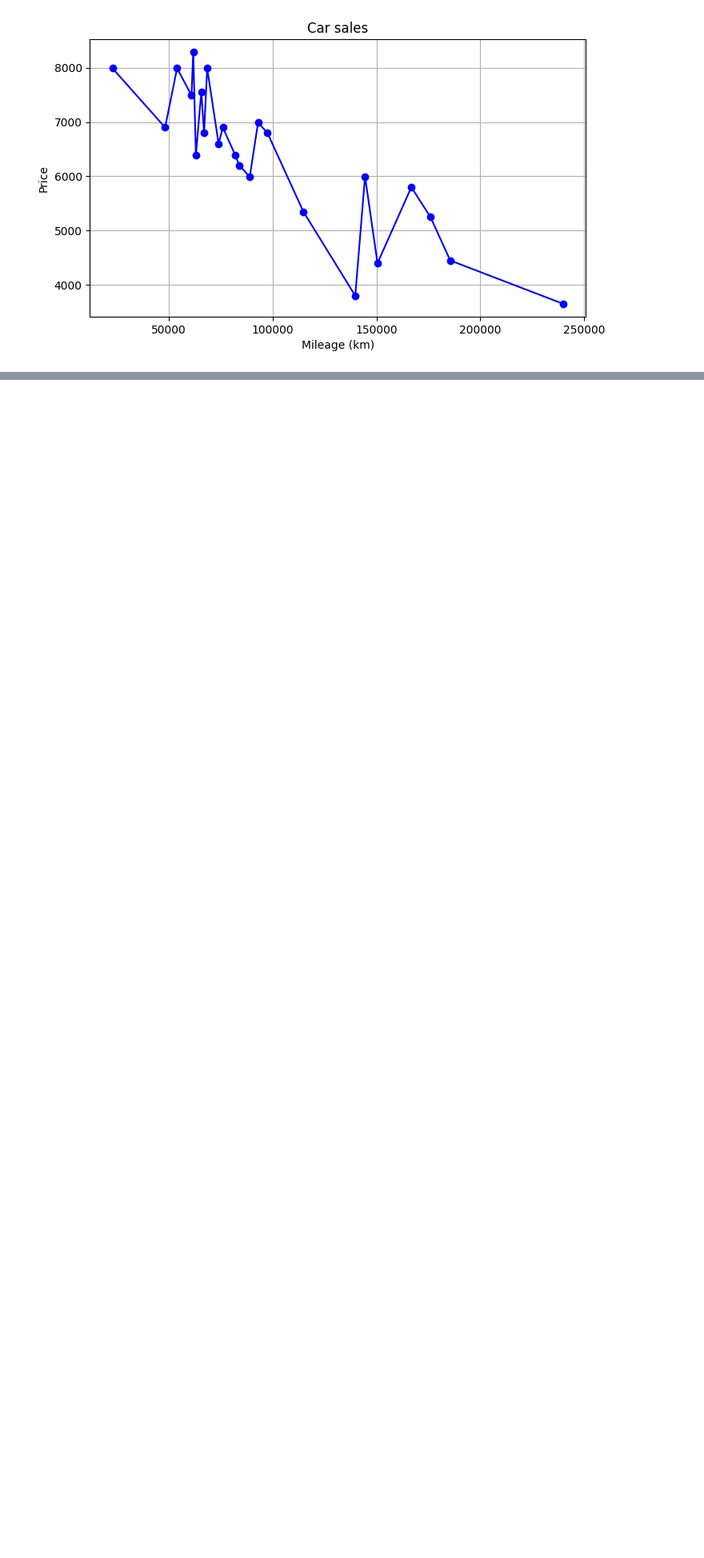
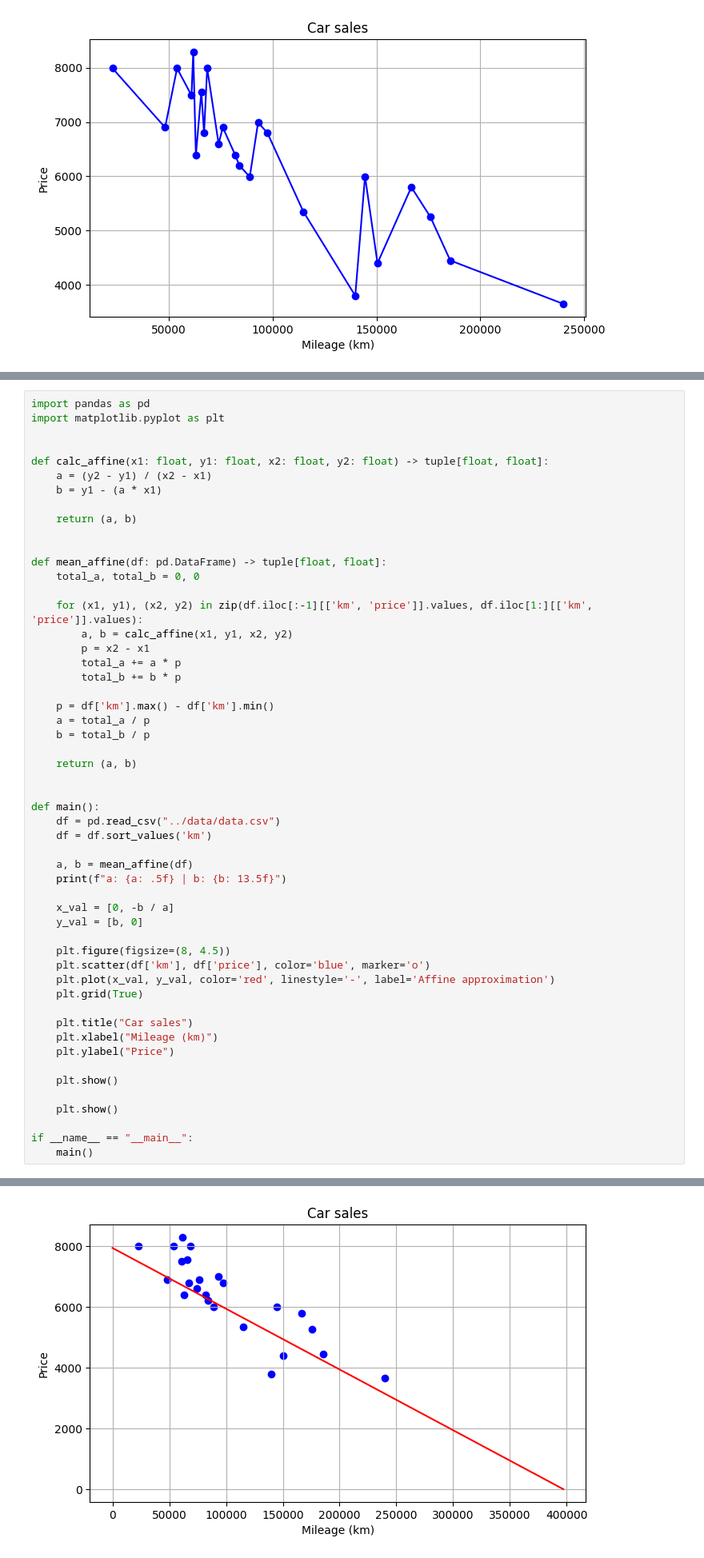
Before and after one commit to bedarenn/ft_linear_regression, a Jupyter notebook: docs/walkthrough_fr.ipynb, the cells around one changed output, grey strips where cells are left out. Shown: that part at 80% size. Drawn from its saved outputs; the diff is of its cells as text; blank space fills up the shorter version.

```diff
--- a/docs/walkthrough_fr.ipynb
+++ b/docs/walkthrough_fr.ipynb
@@ -86,0 +333,54 @@ $$
+# %%
+import pandas as pd
+import matplotlib.pyplot as plt
+
+
+def calc_affine(x1: float, y1: float, x2: float, y2: float) -> tuple[float, float]:
+    a = (y2 - y1) / (x2 - x1)
+    b = y1 - (a * x1)
+
+    return (a, b)
+
+
+def mean_affine(df: pd.DataFrame) -> tuple[float, float]:
+    total_a, total_b = 0, 0
+
+    for (x1, y1), (x2, y2) in zip(df.iloc[:-1][['km', 'price']].values, df.iloc[1:][['km', 'price']].values):
+        a, b = calc_affine(x1, y1, x2, y2)
+        p = x2 - x1
+        total_a += a * p
+        total_b += b * p
+
+    p = df['km'].max() - df['km'].min()
+    a = total_a / p
+    b = total_b / p
+
+    return (a, b)
+
+
+def main():
+    df = pd.read_csv("../data/data.csv")
+    df = df.sort_values('km')
+
+    a, b = mean_affine(df)
+    print(f"a: {a: .5f} | b: {b: 13.5f}")
+
+    x_val = [0, -b / a]
+    y_val = [b, 0]
+
+    plt.figure(figsize=(8, 4.5))
+    plt.scatter(df['km'], df['price'], color='blue', marker='o')
+    plt.plot(x_val, y_val, color='red', linestyle='-', label='Affine approximation')
+    plt.grid(True)
+
+    plt.title("Car sales")
+    plt.xlabel("Mileage (km)")
+    plt.ylabel("Price")
+
+    plt.show()
+
+    plt.show()
+
+if __name__ == "__main__":
+    main()
+# %% [output]
@@ -86,0 +388 @@ $$
+[figure, added]
```
Also changed, not shown: parts of 16 cells of this notebook, 2 other files.
